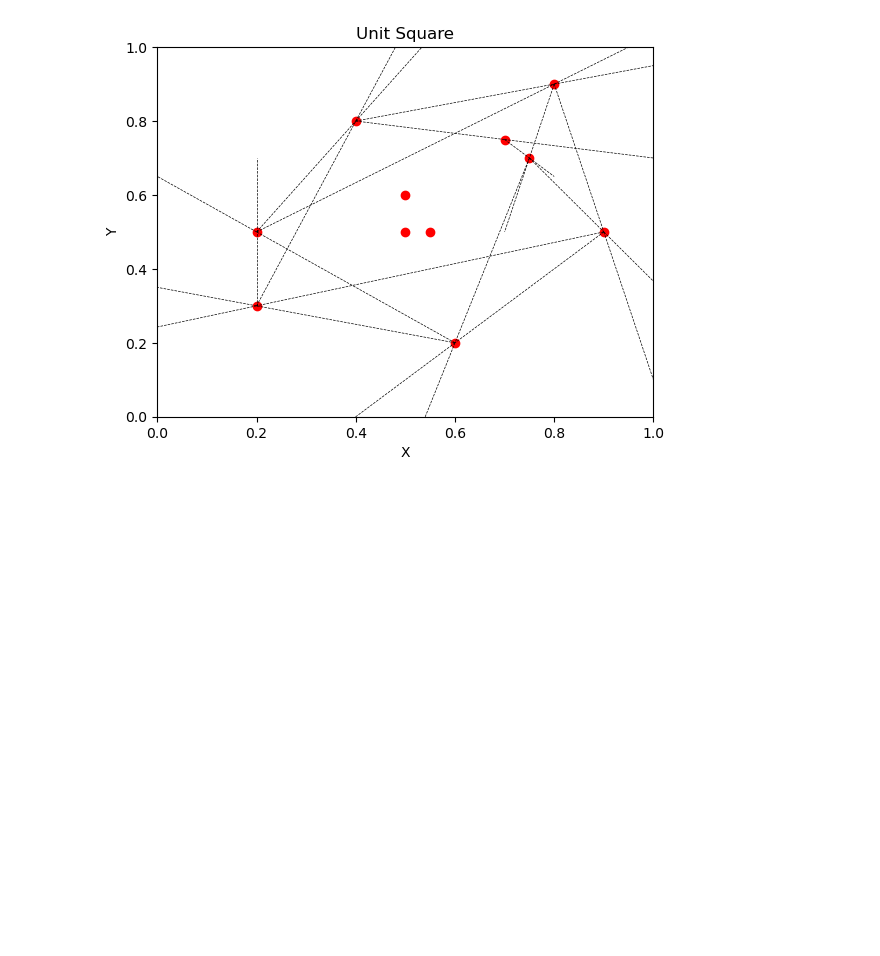
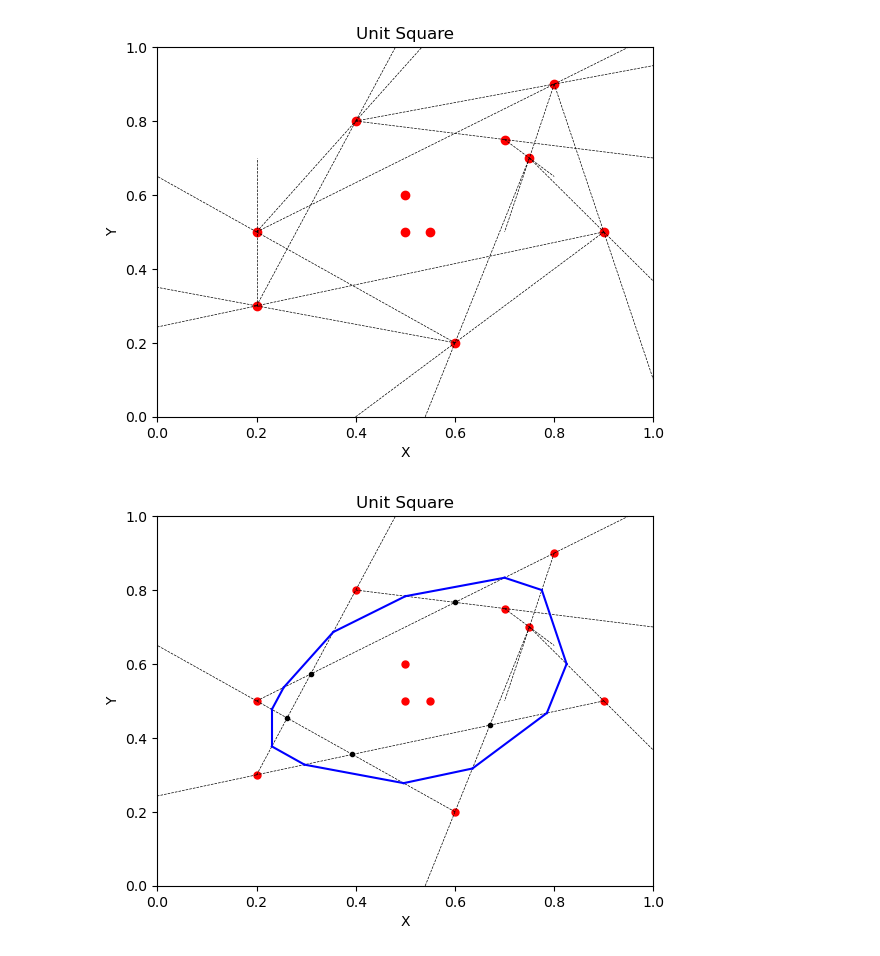
Before and after one commit to kmccoy3/3D-DataReduction-DataVis, a Jupyter notebook: sandbox.ipynb, the cells around one changed output. Cells and saved outputs as stored; diff of their text form; code cells hidden in the pictures; blank space fills up the shorter version.

```diff
--- a/sandbox.ipynb
+++ b/sandbox.ipynb
@@ -139,3 +174,96 @@ for i, point_i in enumerate(points_list):
 plt.savefig('SW.png', dpi=300)
 # %% [output]
 [figure]
+# %%
+# SE Plot
+
+
+points_list = [point(0.2, 0.3), point(0.2, 0.5), point(0.5, 0.5),
+               point(0.5, 0.6), point(0.55, 0.5), point(0.6, 0.2),
+               point(0.9, 0.5), point(0.8, 0.9), point(0.4,0.8),
+               point(0.7, 0.75), point(0.75, 0.7)]
+
+# rand.seed(8675309)
+# num_points = 11
+# points_list = []
+# for i in range(num_points):
+#     points_list.append(point(rs(), rs()))
+#     points_list[i].plot_point()
+
+num_points = len(points_list)
+for i in range(num_points):
+    points_list[i].plot_point()
+
+lines_list = []
+idxs = []
+
+poly_points_list = []
+
+for i, point_i in enumerate(points_list):
+    other_points = [x for x in points_list if x!=point_i]
+    for j, other_point in enumerate(other_points):
+
+        other_other_points = [x for x in other_points if x!=other_point]
+
+
+        new_line = line(point_i, other_point)
+        bools = new_line.isLeft(other_other_points)
+
+        if sum(bools) == 1:
+            new_line.plot_line()
+            idxs.append(np.where(bools)[0])
+            lines_list.append(new_line)
+            poly_points_list.append(new_line.midpoint())
+
+
+num_lines = len(lines_list)
+intersect_points_list = []
+
+
+for i, j in combinations(range(num_lines), 2):
+
+    line1 = lines_list[i]
+    line2 = lines_list[j]
+
+    new_point = intersect(line1, line2)
+
+    if line1.within(new_point) and line2.within(new_point):
+        new_point.plot_point(col='k', size=3)
+        intersect_points_list.append(new_point)
+
+        midpoint = line(new_point, line1.point1).midpoint()
+        poly_points_list.append(midpoint)
+        # midpoint.plot_point(col='b', size=3)
+
+        midpoint = line(new_point, line2.point2).midpoint()
+        poly_points_list.append(midpoint)
+        # midpoint.plot_point(col='b', size=3)
+
+        midpoint = line(new_point, line1.point2).midpoint()
+        poly_points_list.append(midpoint)
+        # midpoint.plot_point(col='b', size=3)
+
+        midpoint = line(new_point, line2.point1).midpoint()
+        poly_points_list.append(midpoint)
+        # midpoint.plot_point(col='b', size=3)
+
+
+
+from scipy.spatial import ConvexHull, convex_hull_plot_2d
+
+
+mat = np.ones((len(poly_points_list), 2))
+for i in range(len(poly_points_list)):
+    mat[i, 0] = poly_points_list[i].x
+    mat[i, 1] = poly_points_list[i].y
+
+hull = ConvexHull(mat)
+
+# plt.plot(mat[:,0], mat[:,1], 'o')
+
+for simplex in hull.simplices:
+    plt.plot(mat[simplex, 0], mat[simplex, 1], 'b-')
+
+plt.savefig('SE.png', dpi=300)
+# %% [output]
+[figure, added]
```
Also changed, not shown: parts of 3 cells of this notebook, 2 other files.
